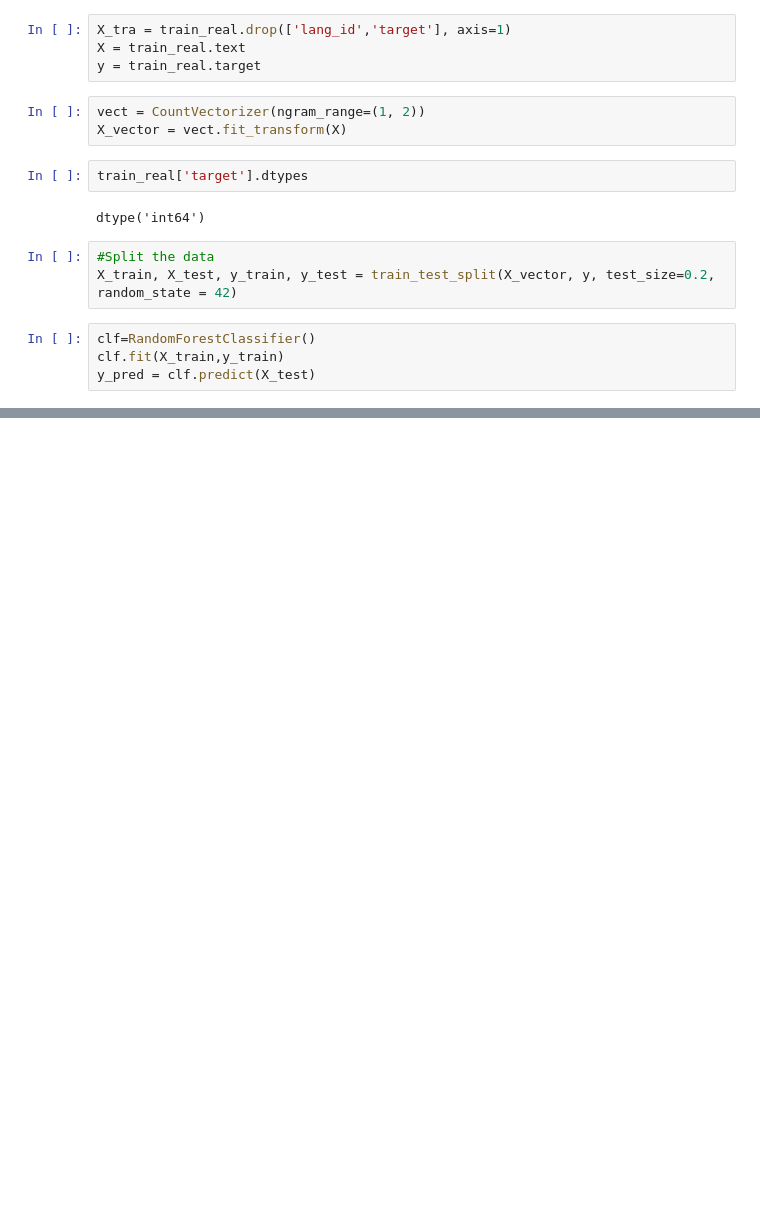
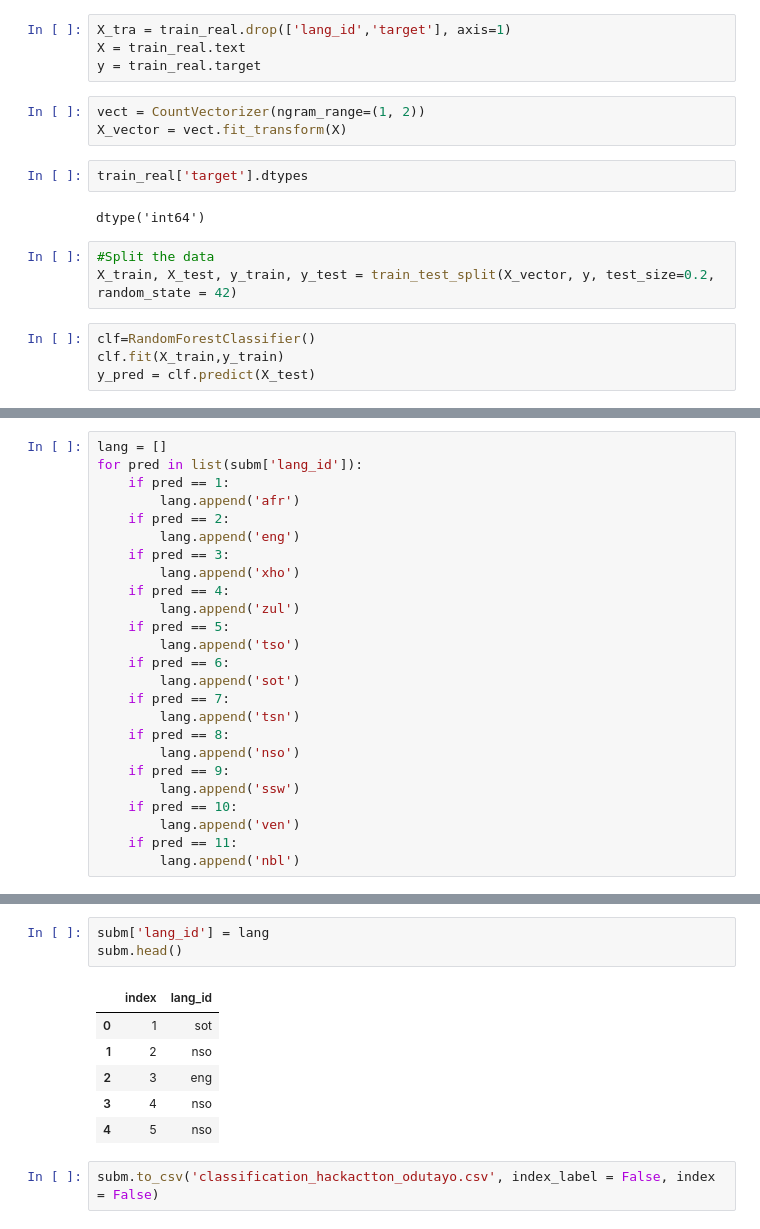
Before and after one commit to Tayor-Doofs/SouthAfricanLanguagesClassification, a Jupyter notebook: Classification_Exam.ipynb, the cells around one changed output, grey strips where cells are left out. Saved outputs shown, nothing was run; the diff lists cells and outputs as text; blank space fills up the shorter version.

```diff
--- a/Classification_Exam.ipynb
+++ b/Classification_Exam.ipynb
@@ -201,0 +238,25 @@ The F1 score is:  0.985990993927685
+# %%
+lang = []
+for pred in list(subm['lang_id']):
+    if pred == 1:
+        lang.append('afr')
+    if pred == 2:
+        lang.append('eng')
+    if pred == 3:
+        lang.append('xho')
+    if pred == 4:
+        lang.append('zul')
+    if pred == 5:
+        lang.append('tso')
+    if pred == 6:
+        lang.append('sot')
+    if pred == 7:
+        lang.append('tsn')
+    if pred == 8:
+        lang.append('nso')
+    if pred == 9:
+        lang.append('ssw')
+    if pred == 10:
+        lang.append('ven')
+    if pred == 11:
+        lang.append('nbl')
@@ -201,0 +299,12 @@ The F1 score is:  0.985990993927685
+# %%
+subm['lang_id'] = lang
+subm.head()
+# %% [output]
+|  | index | lang_id |
+| 0 | 1 | sot |
+| 1 | 2 | nso |
+| 2 | 3 | eng |
+| 3 | 4 | nso |
+| 4 | 5 | nso |
+# %%
+subm.to_csv('classification_hackactton_odutayo.csv', index_label = False, index = False)
```
Also changed, not shown: parts of 8 cells of this notebook, 1 other file.
